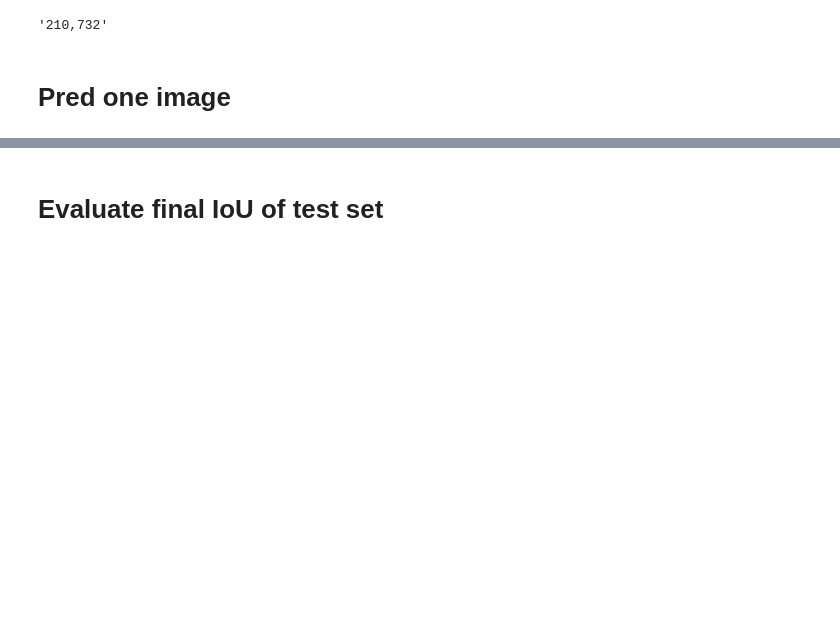
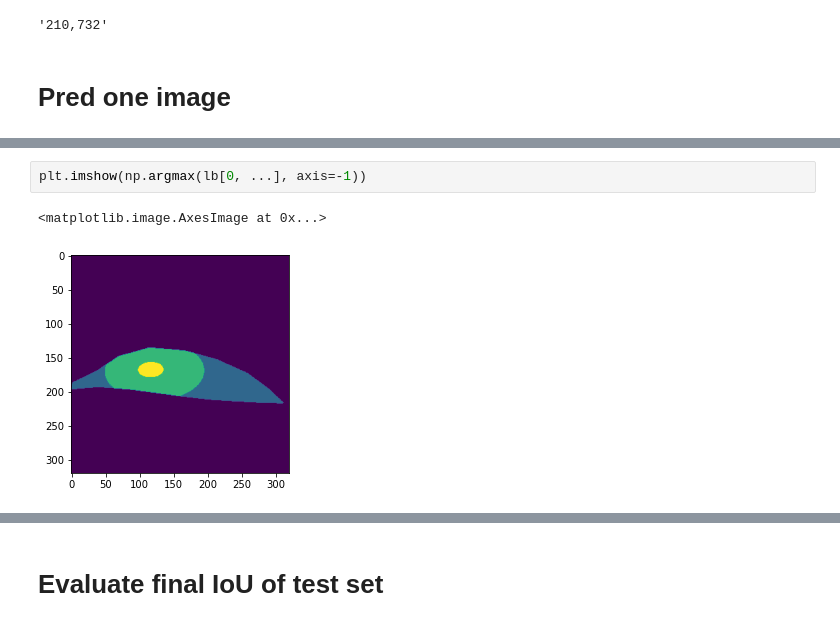
Before and after one commit to Choapinus/DenseNet10, a Jupyter notebook: notebooks/eval_openeds.ipynb, the cells around one changed output, grey strips where cells are left out. Cells and saved outputs as stored; diff of their text form; blank space fills up the shorter version.

```diff
--- a/notebooks/eval_openeds.ipynb
+++ b/notebooks/eval_openeds.ipynb
@@ -175,3 +222,8 @@ pred.shape, im.shape
+# %%
+plt.imshow(np.argmax(lb[0, ...], axis=-1))
+# %% [output]
+<matplotlib.image.AxesImage at 0x...>
+[figure, added]
 # %%
 plt.imshow(im[0, ...])
 # %% [output]
```
Also changed, not shown: parts of 12 cells of this notebook, 10 other files.
